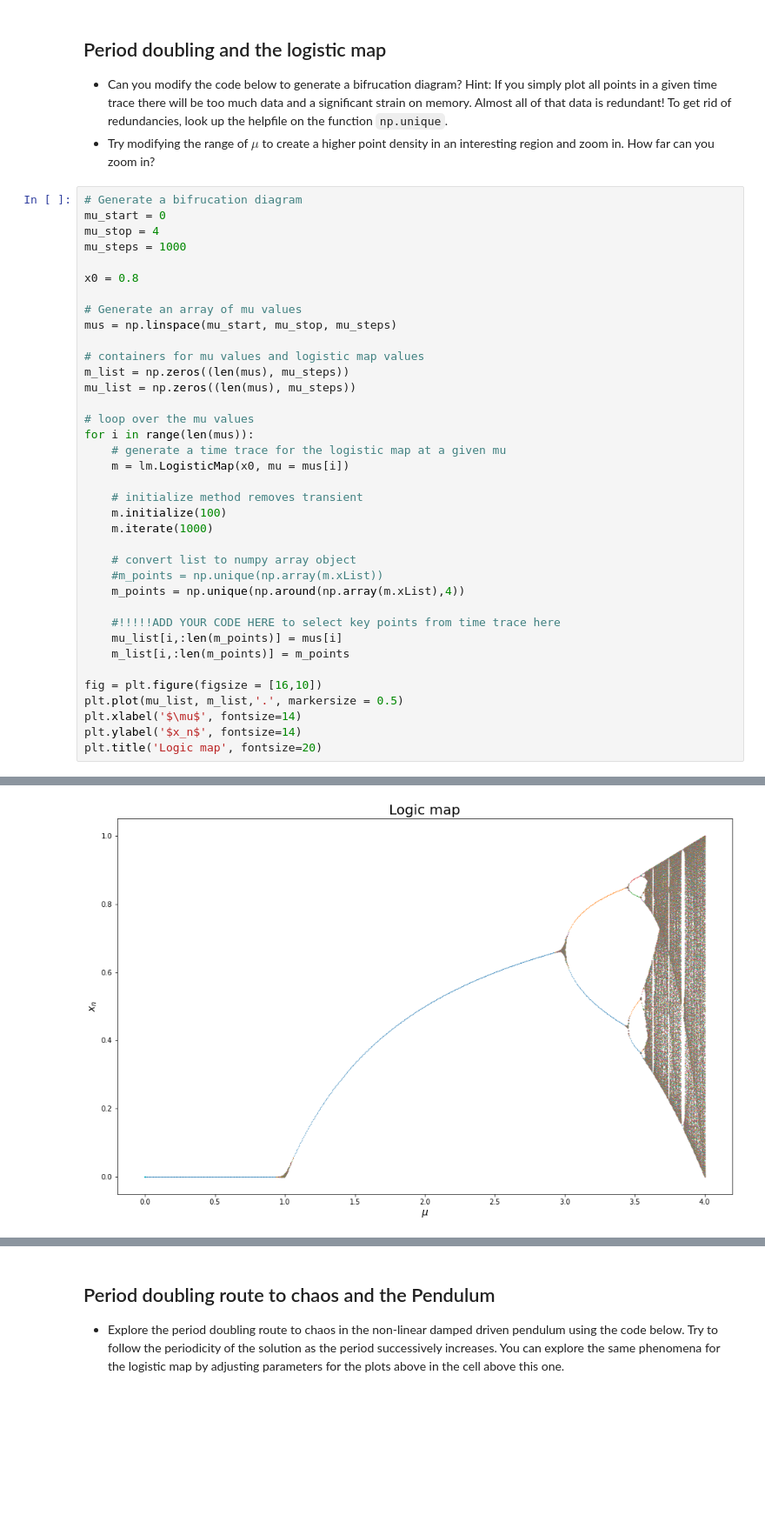
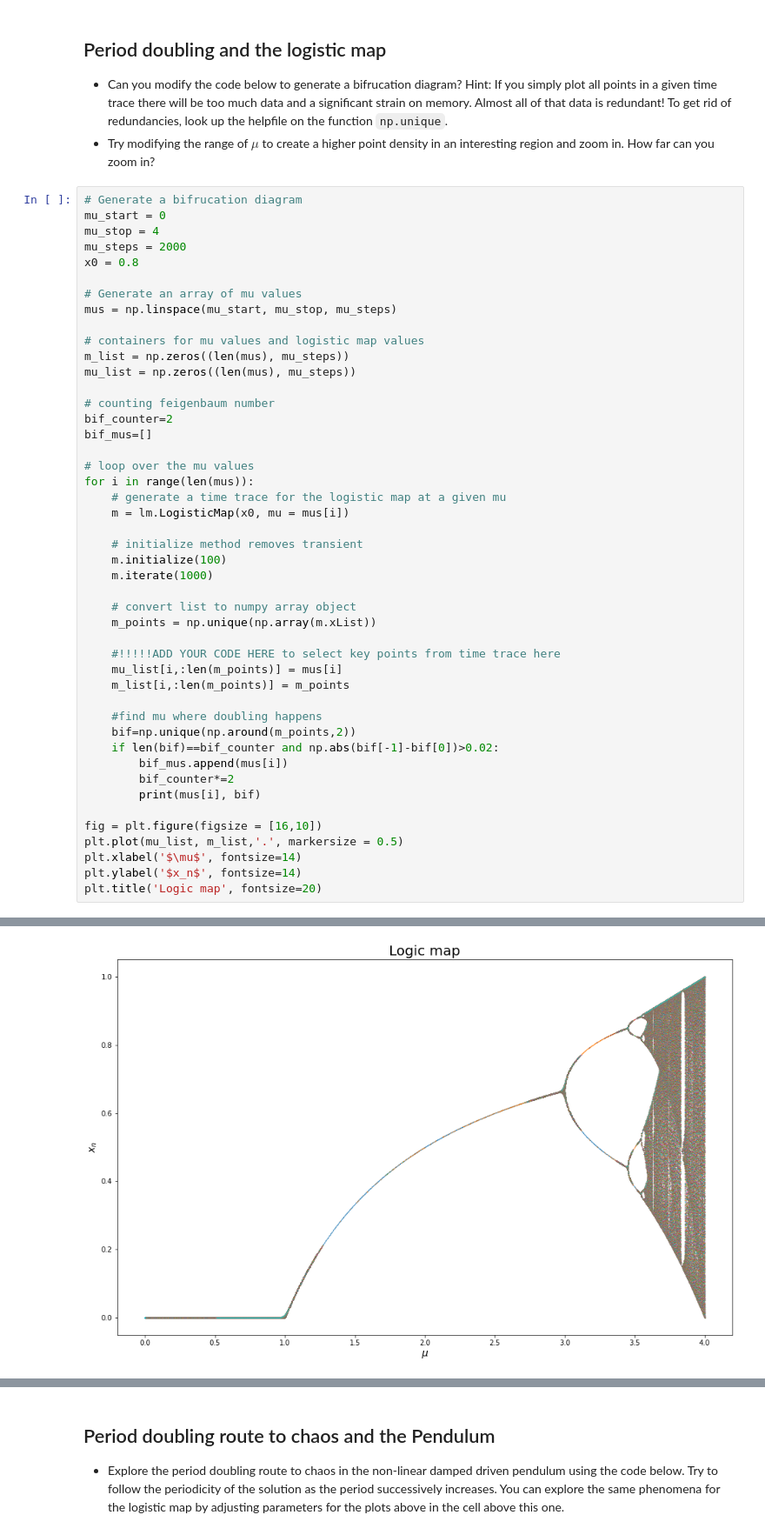
Before and after one commit to Tim-L-Zhao/Lectures, a Jupyter notebook: Lecture7.ipynb, the cells around one changed output, grey strips where cells are left out. Shown at 87% size. Drawn from its saved outputs; the diff is of its cells as text; blank space fills up the shorter version.

```diff
--- a/Lecture7.ipynb
+++ b/Lecture7.ipynb
@@ -55,8 +55,7 @@ for ii in range(6):
 # Generate a bifrucation diagram
 mu_start = 0
 mu_stop = 4
-mu_steps = 1000
-
+mu_steps = 2000
 x0 = 0.8
 
 # Generate an array of mu values
@@ -65,6 +64,10 @@ mus = np.linspace(mu_start, mu_stop, mu_steps)
 # containers for mu values and logistic map values
 m_list = np.zeros((len(mus), mu_steps))
 mu_list = np.zeros((len(mus), mu_steps))
+
+# counting feigenbaum number
+bif_counter=2
+bif_mus=[]
 
 # loop over the mu values
 for i in range(len(mus)):
@@ -76,12 +79,18 @@ for i in range(len(mus)):
     m.iterate(1000)
 
     # convert list to numpy array object
-    #m_points = np.unique(np.array(m.xList))
-    m_points = np.unique(np.around(np.array(m.xList),4))
+    m_points = np.unique(np.array(m.xList))
 
     #!!!!!ADD YOUR CODE HERE to select key points from time trace here
     mu_list[i,:len(m_points)] = mus[i]
     m_list[i,:len(m_points)] = m_points
+
+    #find mu where doubling happens
+    bif=np.unique(np.around(m_points,2))
+    if len(bif)==bif_counter and np.abs(bif[-1]-bif[0])>0.02:
+        bif_mus.append(mus[i])
+        bif_counter*=2
+        print(mus[i], bif)
 
 fig = plt.figure(figsize = [16,10])
 plt.plot(mu_list, m_list,'.', markersize = 0.5)
@@ -93 +105 @@ Text(0.5, 1.0, 'Logic map')
-[figure, old version]
+[figure, new version]
```
Also changed, not shown: parts of 2 cells of this notebook, 1 other file.
